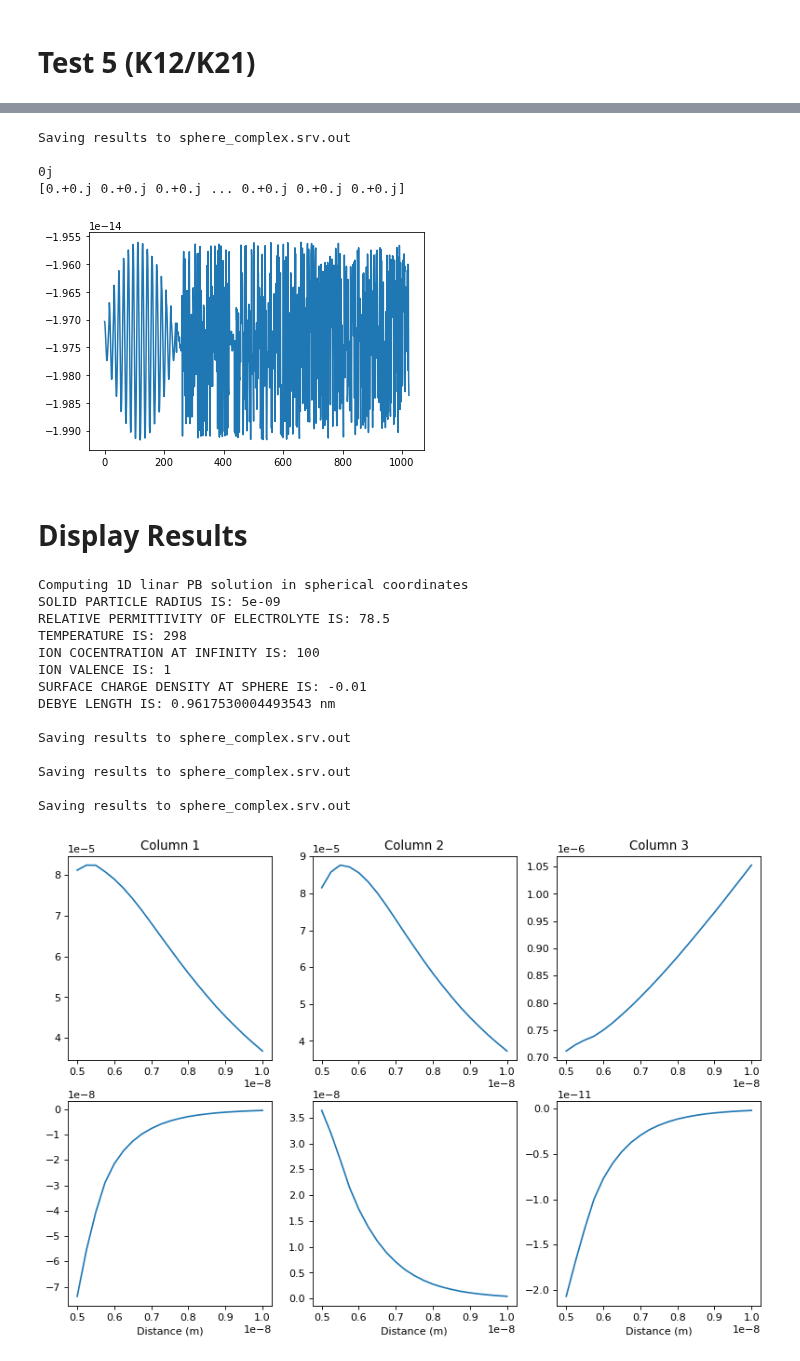
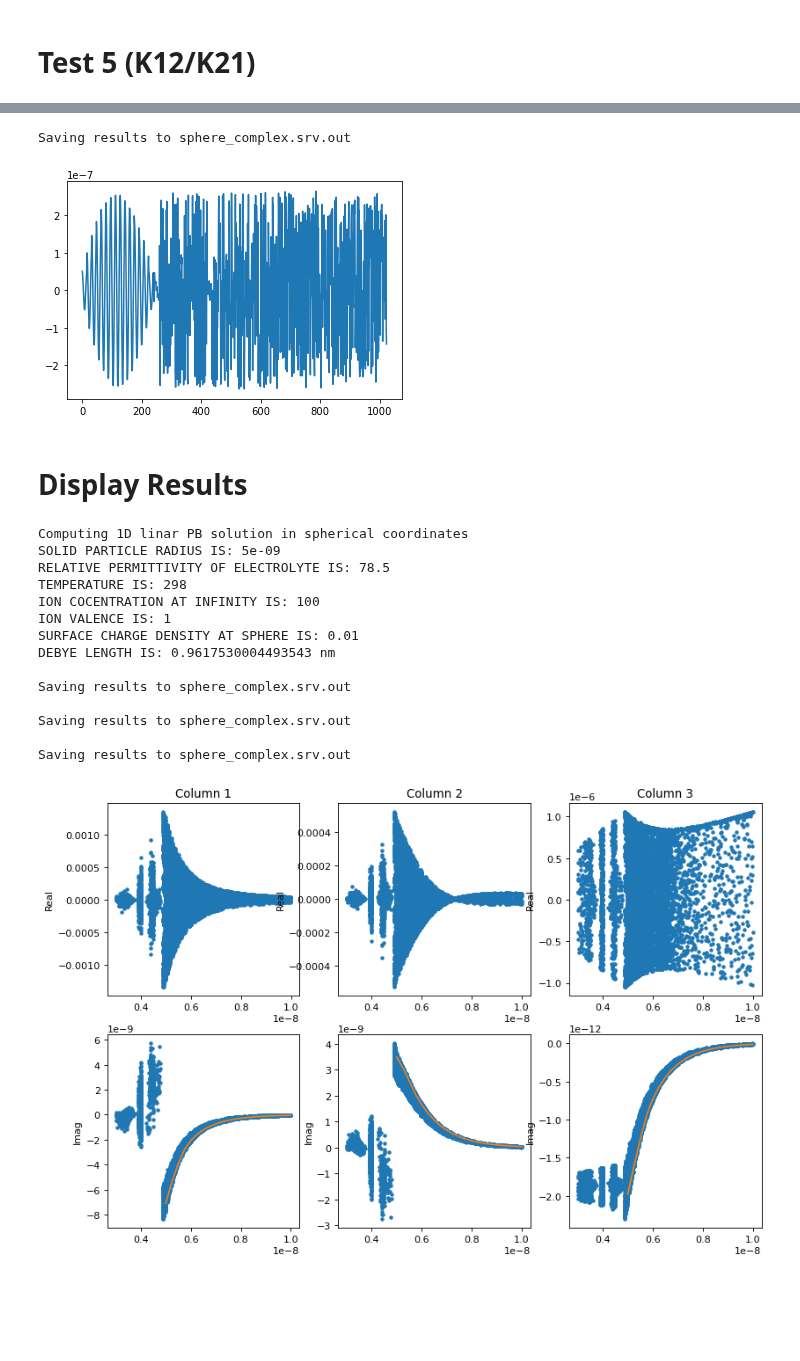
Before and after one commit to yuccadrew/sip, a Jupyter notebook: test_sphere_s61.ipynb, the cells around one changed output, grey strips where cells are left out. Drawn from its saved outputs; the diff is of its cells as text; code cells hidden in the pictures; blank space fills up the shorter version.

Commit message:
Updated test case 5; sign of sigma_solid was fixed; dist_factor of 1 was used; freq of 10 was used

```diff
--- a/test_sphere_s61.ipynb
+++ b/test_sphere_s61.ipynb
@@ -1602,7 +1660,7 @@ if __name__=='__main__':
     mesh=import_mesh(meshfile)
     physics=import_physics(physfile)
     ansol=ansol_sphere(mesh['midpoints'],a=5e-9,rel_perm=78.5,temp_K=298,
-                       cinf=100,zval=1,zeta=-0.01,gradflag=1)
+                       cinf=100,zval=1,zeta=0.01,gradflag=1)
 
     materials2d=set_materials2d(mesh,physics,u=0,freq=0.1,case=case)
     materials3d=set_materials3d(mesh,physics,u=0,freq=0.1,case=case)
@@ -1678,7 +1736,7 @@ if __name__=='__main__':
     mesh=import_mesh(meshfile)
     physics=import_physics(physfile)
     ansol=ansol_sphere(mesh['midpoints'],a=5e-9,rel_perm=78.5,temp_K=298,
-                       cinf=100,zval=1,zeta=-0.01,gradflag=1)
+                       cinf=100,zval=1,zeta=0.01,gradflag=1)
 
     materials2d=set_materials2d(mesh,physics,u=0,freq=0.1,case=case)
     materials3d=set_materials3d(mesh,physics,u=0,freq=0.1,case=case)
@@ -1756,7 +1814,7 @@ if __name__=='__main__':
     mesh=import_mesh(meshfile)
     physics=import_physics(physfile)
     ansol=ansol_sphere(mesh['midpoints'],a=5e-9,rel_perm=78.5,temp_K=298,
-                       cinf=100,zval=1,zeta=-0.01,gradflag=1)
+                       cinf=100,zval=1,zeta=0.01,gradflag=1)
 
     materials2d=set_materials2d(mesh,physics,u=0,freq=0.1,case=case)
     materials3d=set_materials3d(mesh,physics,u=0,freq=0.1,case=case)
@@ -1837,16 +1895,17 @@ if __name__=='__main__':
     physfile='sphere_s61.hdf5'
     srvfile='sphere_complex.srv'
     dist_factor=1e9
+    dist_factor=1
     case=5
 
     #setup mesh and material properties
     mesh=import_mesh(meshfile)
     physics=import_physics(physfile)
     ansol=ansol_sphere(mesh['midpoints'],a=5e-9,rel_perm=78.5,temp_K=298,
-                       cinf=100,zval=1,zeta=-0.01,gradflag=1)
+                       cinf=100,zval=1,zeta=0.01,gradflag=1)
 
-    materials2d=set_materials2d(mesh,physics,u=0,freq=0.1,case=case)
-    materials3d=set_materials3d(mesh,physics,u=ansol,freq=0.1,case=case)
+    materials2d=set_materials2d(mesh,physics,u=0,freq=10,case=case)
+    materials3d=set_materials3d(mesh,physics,u=ansol,freq=10,case=case)
     mesh_scale=scale_mesh(mesh,dist_factor)
     materials2d_scale=scale_materials(materials2d,dist_factor)
     materials3d_scale=scale_materials(materials3d,dist_factor)
@@ -1927,8 +1986,8 @@ import matplotlib.pyplot as plt
 # unod2=np.reshape(unod[nnode*nrep:],(nnode,nrep))
 
 output=output_unod(nodes,unod1[:,-1],srvfile)
-in_electrolyte=mesh['in_electrolyte']
-in_solid=mesh['in_solid']
+# in_electrolyte=mesh['in_electrolyte']
+# in_solid=mesh['in_solid']
 # print(materials3d['cx'][in_electrolyte,0,0])
 # print(materials3d['cx'][in_electrolyte,0,2])
 # print(materials3d['cx'][in_electrolyte,2,2])
@@ -1937,8 +1996,8 @@ in_solid=mesh['in_solid']
 # print(materials3d['alpha_y'][in_electrolyte,0,0])
 # print(materials3d['alpha_z'][in_electrolyte,0,0])
 
-print(np.sum(materials3d['alpha_z'][in_solid,:2,:2]))
-print(materials3d['a'][in_solid,2,2])
+# print(np.sum(materials3d['alpha_z'][in_solid,:2,:2]))
+# print(materials3d['a'][in_solid,2,2])
 
 # print(physics['mobility_electrolyte'])
 # print(echarge*kA)
@@ -1948,10 +2007,7 @@ ax.plot(np.real(unod2[nind_stern,-1]))
 plt.show()
 # %% [output]
 Saving results to sphere_complex.srv.out
-
-0j
-[0.+0.j 0.+0.j 0.+0.j ... 0.+0.j 0.+0.j 0.+0.j]
-[figure, old version]
+[figure, new version]
 # %% [markdown]
 # Display Results
 # %%
@@ -1959,50 +2015,46 @@ Saving results to sphere_complex.srv.out
 import matplotlib.pyplot as plt
 
 ansol=ansol_sphere(output[:,1:5],a=5e-9,rel_perm=78.5,temp_K=298,
-                   cinf=100,zval=1,zeta=-0.01,gradflag=1)
+                   cinf=100,zval=1,zeta=0.01,gradflag=1)
 
 fig,ax=plt.subplots(2,3,sharey=False,figsize=(12,8),dpi=80)
 axs=ax.flatten()
-
-# real_labels=['Real Cinf Pos (mol)','Real Cinf Neg (mol)','Real Potential (V)']
-# imag_labels=['Imag Cinf Pos (mol)','Imag Cinf Neg (mol)','Imag Potential (V)']
 
 dist=np.sqrt(nodes[:,0]**2+nodes[:,1]**2+nodes[:,2]**2)
 mask=(dist>3e-9)&(dist<1e-8)
 # mask=(dist>.1e-9)&(dist<5e-9)
 for i in range(unod1.shape[1]):
     output=output_unod(nodes,unod1[:,i],srvfile)
 
-#     axs[i].plot(dist[mask],np.real(unod1[mask,i]),'.')
-#     axs[i].plot(output[:,1],ansol[:,0],'*')
-    axs[i].plot(output[:,1],output[:,6])
+    axs[i].plot(dist[mask],np.real(unod1[mask,i]),'.')
+    #axs[i].plot(output[:,1],ansol[:,0],'*')
+    #axs[i].plot(output[:,1],output[:,6])
     axs[i].set_title('Column %d'%(i+1))
-#     axs[i].set_ylabel(real_labels[i])
+    axs[i].set_ylabel('Real')
 
-#     axs[i+3].plot(dist[mask],np.imag(unod1[mask,i]),'.')
+    axs[i+3].plot(dist[mask],np.imag(unod1[mask,i]),'.')
     axs[i+3].plot(output[:,1],output[:,7])
-    axs[i+3].set_xlabel('Distance (m)')
-#     axs[i+3].set_ylabel(imag_labels[i])
+    #axs[i+3].set_xlabel('Distance (m)')
+    axs[i+3].set_ylabel('Imag')
 
-# print(physics['sigma_ss'])
 #     mask=dist<=5e-9
 #     axs[2].plot(dist[mask],np.real(unod1[mask,0]),'.')
 # %% [output]
 Computing 1D linar PB solution in spherical coordinates
 SOLID PARTICLE RADIUS IS: 5e-09
 RELATIVE PERMITTIVITY OF ELECTROLYTE IS: 78.5
 TEMPERATURE IS: 298
 ION COCENTRATION AT INFINITY IS: 100
 ION VALENCE IS: 1
-SURFACE CHARGE DENSITY AT SPHERE IS: -0.01
+SURFACE CHARGE DENSITY AT SPHERE IS: 0.01
 DEBYE LENGTH IS: 0.9617530004493543 nm
 
 Saving results to sphere_complex.srv.out
 
 Saving results to sphere_complex.srv.out
 
 Saving results to sphere_complex.srv.out
-[figure, old version]
+[figure, new version]
 # %%
 %matplotlib inline
 import matplotlib.pyplot as plt
```
Also changed, not shown: parts of 7 cells of this notebook, 1 other file.
